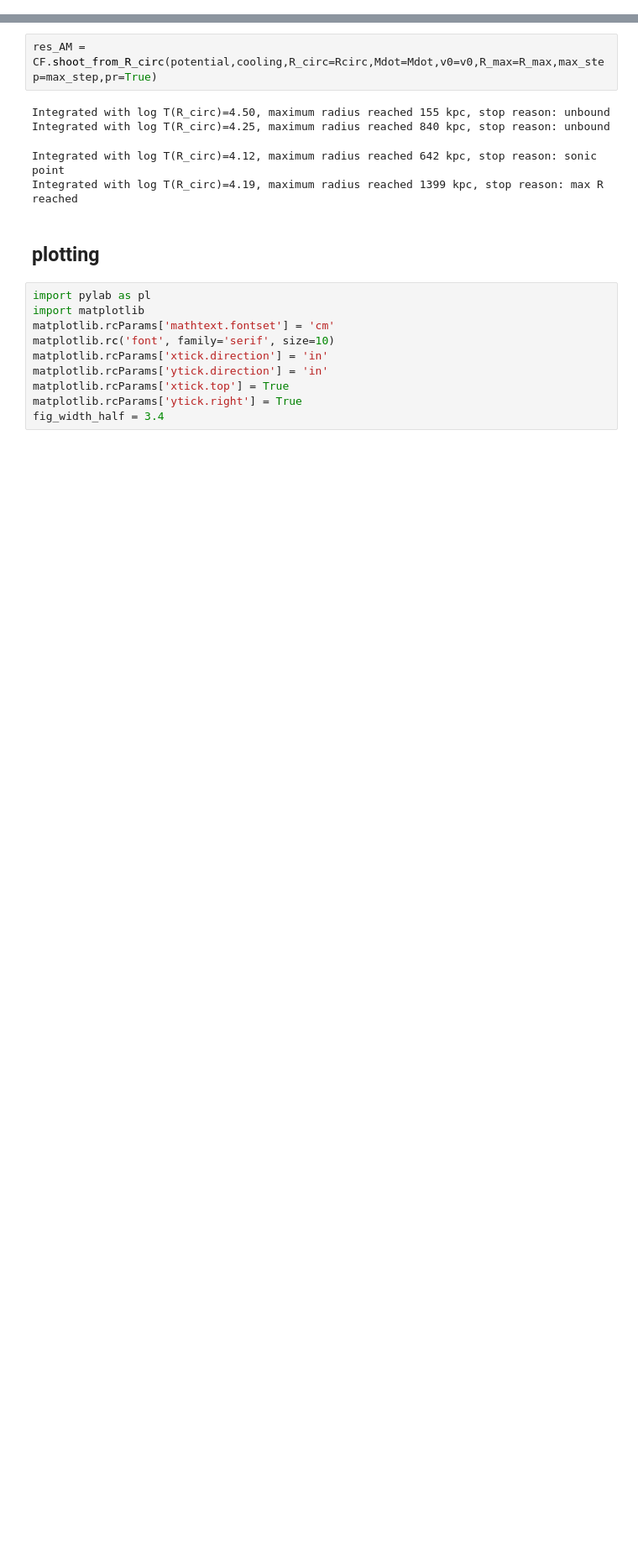
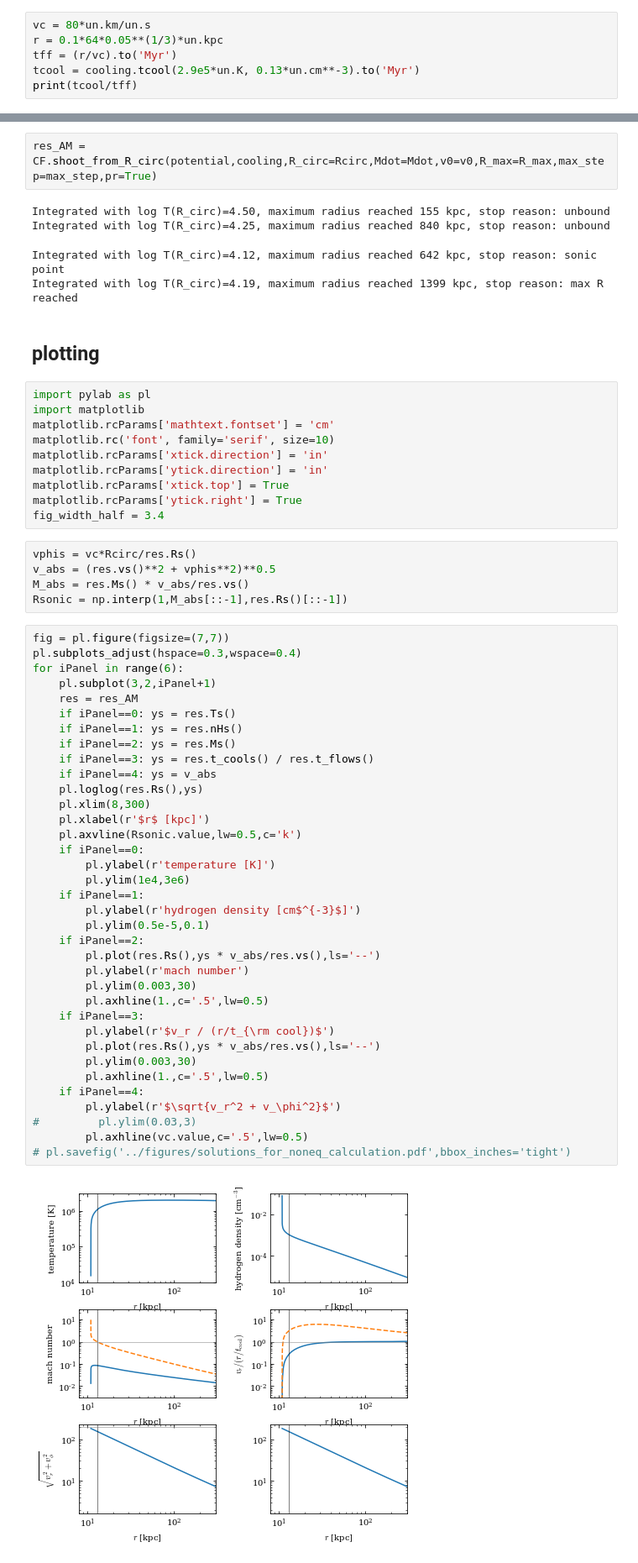
Before and after one commit to spectram/cooling_flow, a Jupyter notebook: ipynb/for_noneq_calc.ipynb, the cells around one changed output, grey strips where cells are left out. Shown at 84% size. Drawn from its saved outputs; the diff is of its cells as text; blank space fills up the shorter version.

```diff
--- a/ipynb/for_noneq_calc.ipynb
+++ b/ipynb/for_noneq_calc.ipynb
@@ -6,0 +35,6 @@ import cooling_flow as CF
+# %%
+vc = 80*un.km/un.s
+r = 0.1*64*0.05**(1/3)*un.kpc
+tff = (r/vc).to('Myr')
+tcool = cooling.tcool(2.9e5*un.K, 0.13*un.cm**-3).to('Myr')
+print(tcool/tff)
@@ -47,3 +76,46 @@ matplotlib.rcParams['ytick.direction'] = 'in'
 matplotlib.rcParams['xtick.top'] = True
 matplotlib.rcParams['ytick.right'] = True
 fig_width_half = 3.4
+# %%
+vphis = vc*Rcirc/res.Rs()
+v_abs = (res.vs()**2 + vphis**2)**0.5
+M_abs = res.Ms() * v_abs/res.vs()
+Rsonic = np.interp(1,M_abs[::-1],res.Rs()[::-1])
+# %%
+fig = pl.figure(figsize=(7,7))
+pl.subplots_adjust(hspace=0.3,wspace=0.4)
+for iPanel in range(6):
+    pl.subplot(3,2,iPanel+1)
+    res = res_AM
+    if iPanel==0: ys = res.Ts()
+    if iPanel==1: ys = res.nHs()
+    if iPanel==2: ys = res.Ms()
+    if iPanel==3: ys = res.t_cools() / res.t_flows()
+    if iPanel==4: ys = v_abs
+    pl.loglog(res.Rs(),ys)
+    pl.xlim(8,300)
+    pl.xlabel(r'$r$ [kpc]')
+    pl.axvline(Rsonic.value,lw=0.5,c='k')
+    if iPanel==0:
+        pl.ylabel(r'temperature [K]')
+        pl.ylim(1e4,3e6)
+    if iPanel==1:
+        pl.ylabel(r'hydrogen density [cm$^{-3}$]')
+        pl.ylim(0.5e-5,0.1)
+    if iPanel==2:
+        pl.plot(res.Rs(),ys * v_abs/res.vs(),ls='--')
+        pl.ylabel(r'mach number')
+        pl.ylim(0.003,30)
+        pl.axhline(1.,c='.5',lw=0.5)
+    if iPanel==3:
+        pl.ylabel(r'$v_r / (r/t_{\rm cool})$')
+        pl.plot(res.Rs(),ys * v_abs/res.vs(),ls='--')
+        pl.ylim(0.003,30)
+        pl.axhline(1.,c='.5',lw=0.5)
+    if iPanel==4:
+        pl.ylabel(r'$\sqrt{v_r^2 + v_\phi^2}$')
+#         pl.ylim(0.03,3)
+        pl.axhline(vc.value,c='.5',lw=0.5)
+# pl.savefig('../figures/solutions_for_noneq_calculation.pdf',bbox_inches='tight')
+# %% [output]
+[figure, added]
```
Also changed, not shown: parts of 22 cells of this notebook, 50 other files.
